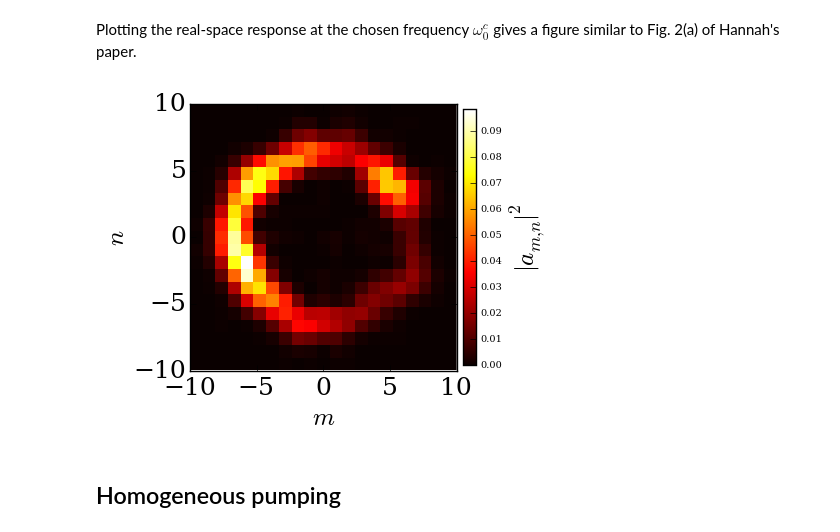
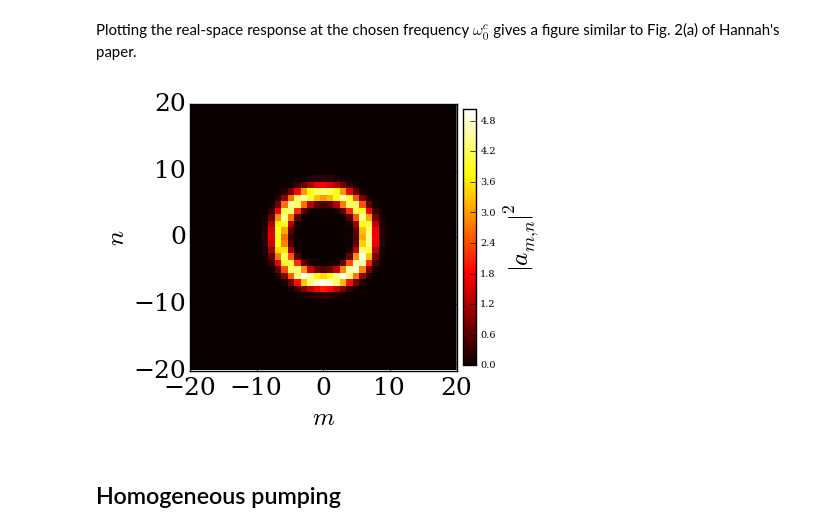
Before and after one commit to berceanu/notebooks, a Jupyter notebook: julia/berryphase.ipynb, the cells around one changed output. Drawn from its saved outputs; the diff is of its cells as text; code cells hidden in the pictures.

```diff
--- a/julia/berryphase.ipynb
+++ b/julia/berryphase.ipynb
@@ -32,9 +32,9 @@ plotintensity(;stp=0.001, seed=4321)
 # %% [markdown]
 Plotting the real-space response at the chosen frequency $\omega_0^c$ gives a figure similar to Fig. 2(a) of Hannah's paper.
 # %%
-plotreal(cω0; lim=10, seed=4321)
+plotreal(cω0; seed=4321)
 # %% [output]
-[figure, old version]
+[figure, new version]
 # %% [markdown]
 ## Homogeneous pumping
 # %% [markdown]
```
Also changed, not shown: parts of 6 cells of this notebook.
